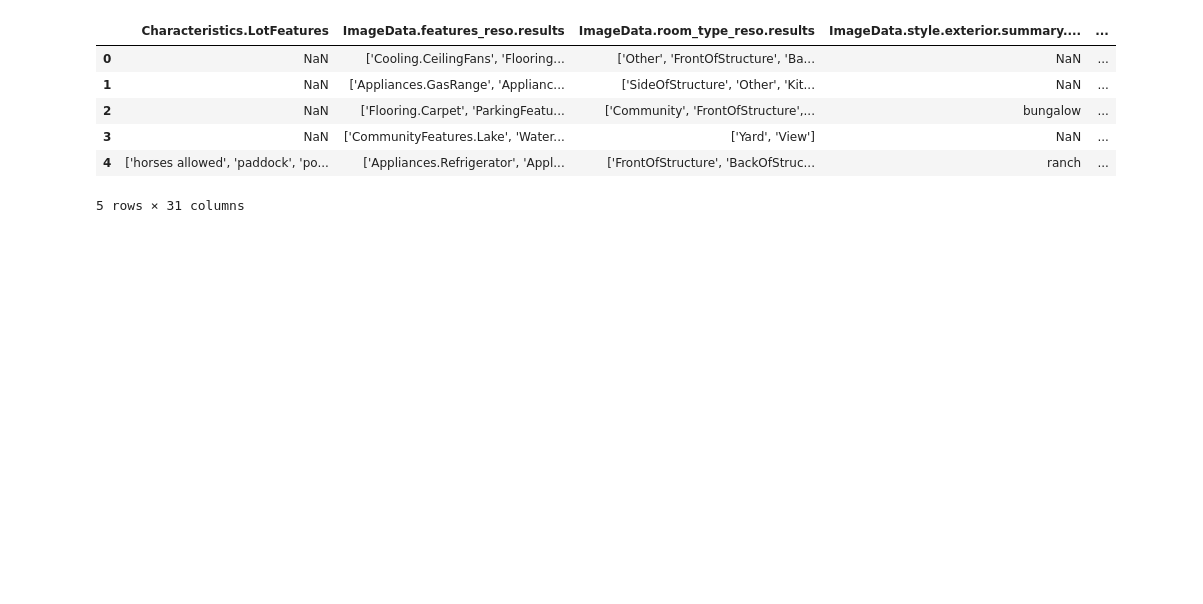
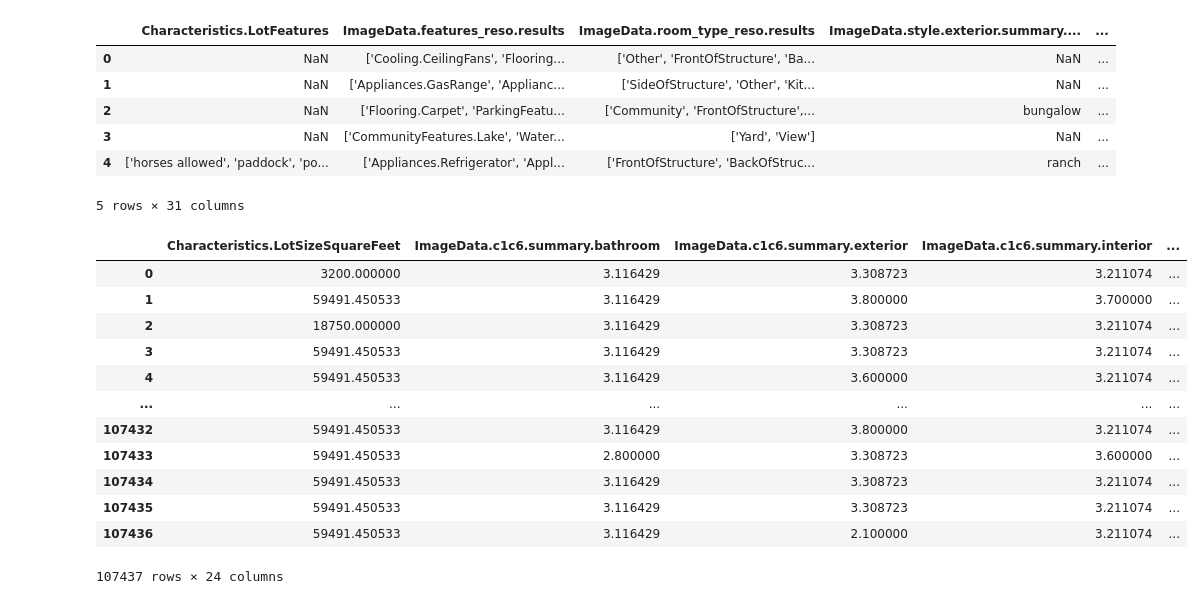
Before and after one commit to GenisLopez5/DatathonFME2024, a Jupyter notebook: test.ipynb, the cells around one changed output. Cells and saved outputs as stored; diff of their text form; code cells hidden in the pictures; blank space fills up the shorter version.

```diff
--- a/test.ipynb
+++ b/test.ipynb
@@ -30,3 +46,20 @@ columnes_categoriques.head()
 | 3 | NaN | ['CommunityFeatures.Lake', 'Water... | ['Yard', 'View'] | NaN | ... |
 | 4 | ['horses allowed', 'paddock', 'po... | ['Appliances.Refrigerator', 'Appl... | ['FrontOfStructure', 'BackOfStruc... | ranch | ... |
 5 rows × 31 columns
+# %%
+columnes_numeriques = columnes_numeriques.apply(lambda col: col.fillna(col.mean(skipna=True)) if col.dtype in ['float64', 'int64'] else col)
+columnes_numeriques
+# %% [output]
+|  | Characteristics.LotSizeSquareFeet | ImageData.c1c6.summary.bathroom | ImageData.c1c6.summary.exterior | ImageData.c1c6.summary.interior | ... |
+| 0 | 3200.000000 | 3.116429 | 3.308723 | 3.211074 | ... |
+| 1 | 59491.450533 | 3.116429 | 3.800000 | 3.700000 | ... |
+| 2 | 18750.000000 | 3.116429 | 3.308723 | 3.211074 | ... |
+| 3 | 59491.450533 | 3.116429 | 3.308723 | 3.211074 | ... |
+| 4 | 59491.450533 | 3.116429 | 3.600000 | 3.211074 | ... |
+| ... | ... | ... | ... | ... | ... |
+| 107432 | 59491.450533 | 3.116429 | 3.800000 | 3.211074 | ... |
+| 107433 | 59491.450533 | 2.800000 | 3.308723 | 3.600000 | ... |
+| 107434 | 59491.450533 | 3.116429 | 3.308723 | 3.211074 | ... |
+| 107435 | 59491.450533 | 3.116429 | 3.308723 | 3.211074 | ... |
+| 107436 | 59491.450533 | 3.116429 | 2.100000 | 3.211074 | ... |
+107437 rows × 24 columns
```
Also changed, not shown: parts of 3 cells of this notebook.
